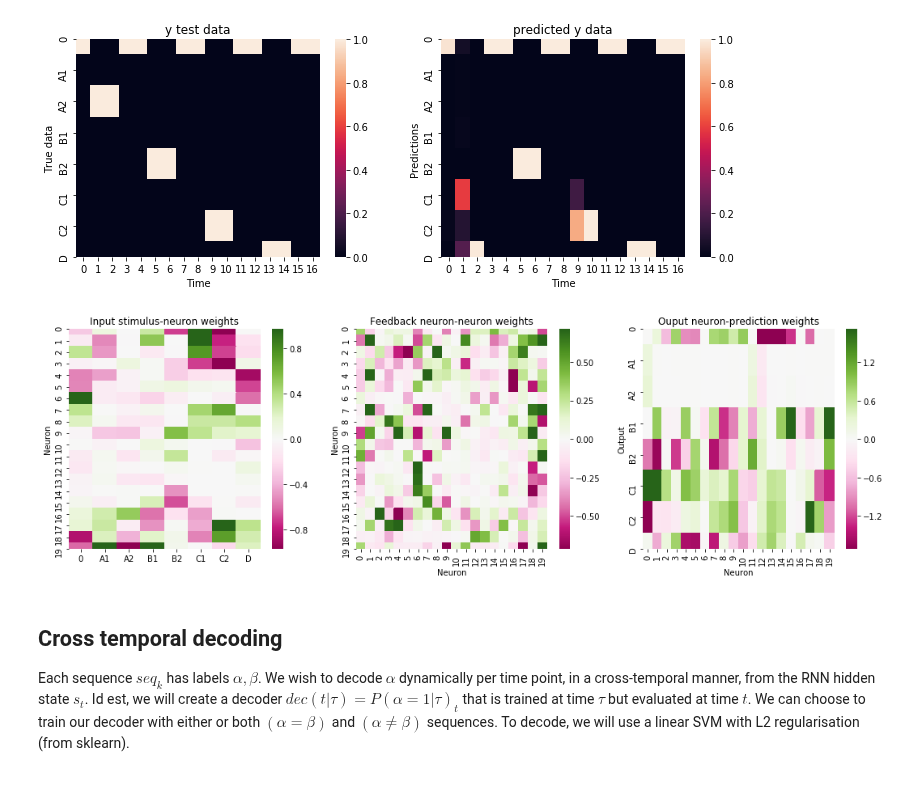
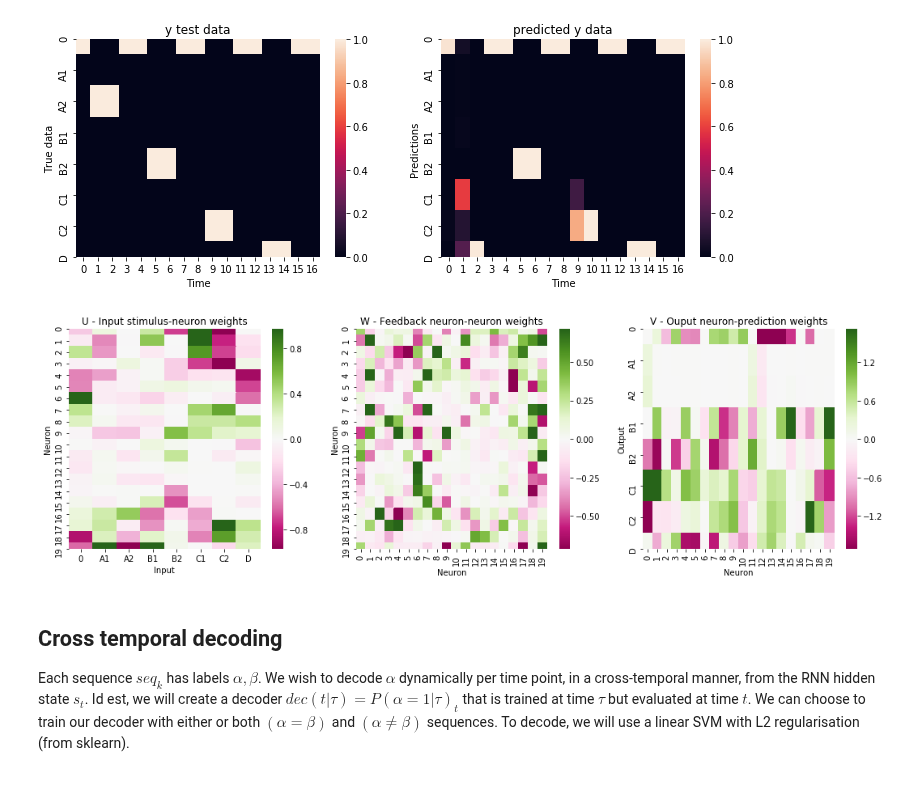
Before and after one commit to vdplasthijs/eavesdropping, a Jupyter notebook: bptt_sequence_coding.ipynb, the cells around one changed output. Cells and saved outputs as stored; diff of their text form; code cells hidden in the pictures.

```diff
--- a/bptt_sequence_coding.ipynb
+++ b/bptt_sequence_coding.ipynb
@@ -175,10 +175,10 @@ Trial type: 22
 [figure]
 # %%
 plt.rcParams['figure.figsize'] = (18, 5)
-w_order = bp.opt_leaf(w_mat=rnn.lin_input, dim=0)
-_ = bp.plot_all_UWV(rnn_model=rnn, freq_labels=freq_labels, weight_order=w_order)
+# w_order = bp.opt_leaf(w_mat=rnn.lin_input, dim=0)
+_ = pr.plot_all_UWV(rnn_model=rnn, freq_labels=freq_labels, weight_order=w_order)
 # %% [output]
-[figure, old version]
+[figure, new version]
 # %% [markdown]
 ## Cross temporal decoding
 
```
Also changed, not shown: parts of 3 cells of this notebook, 3 other files.
